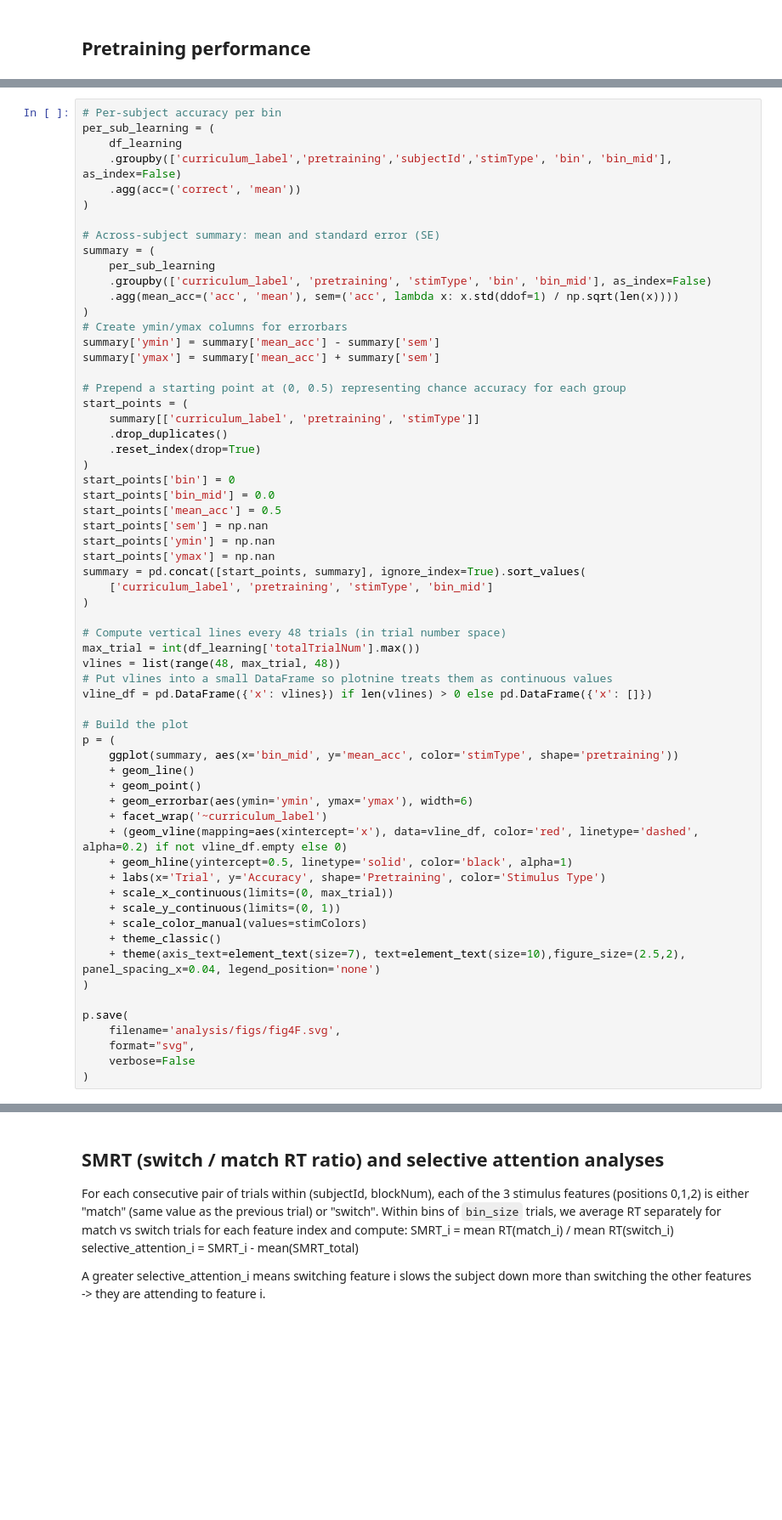
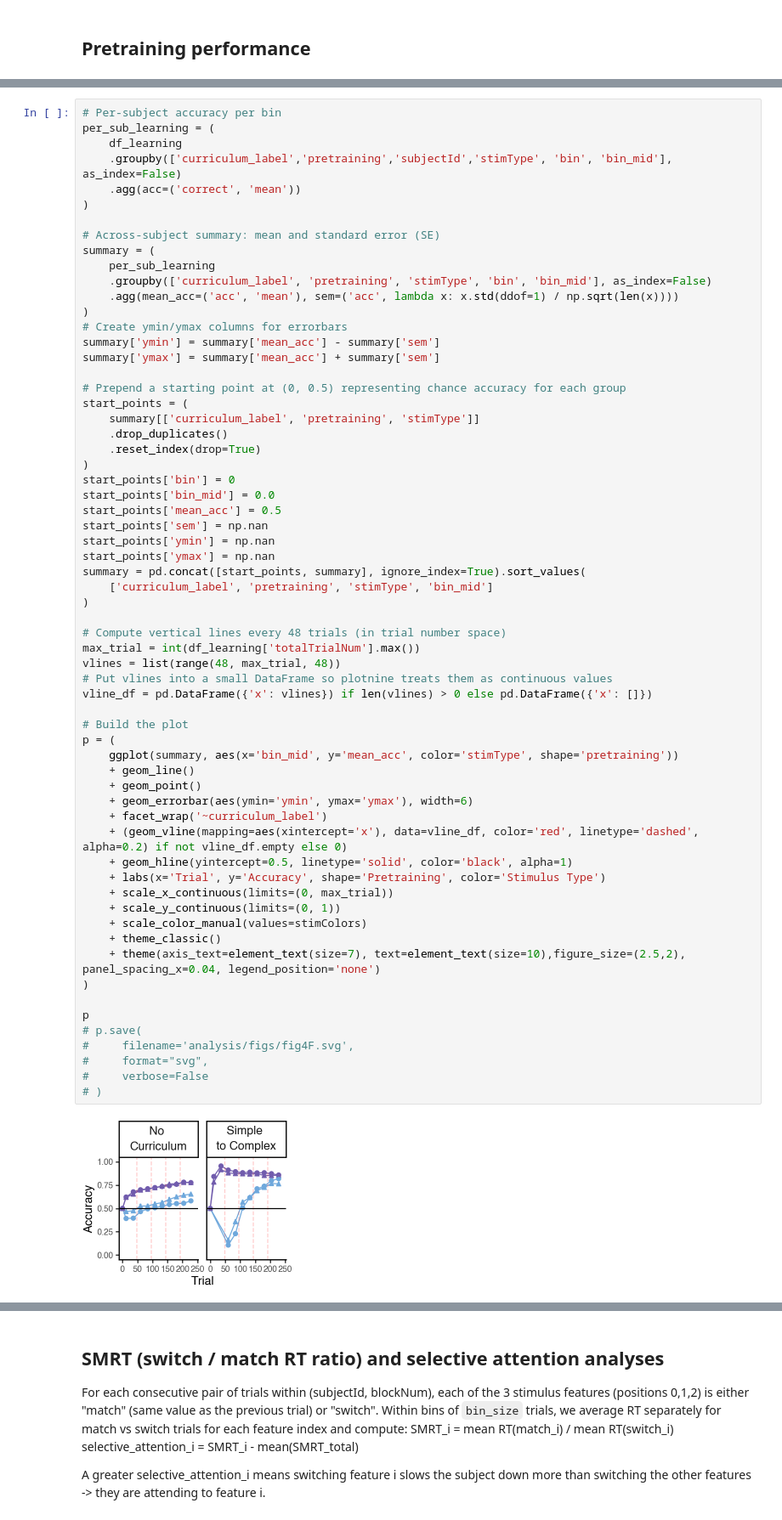
Before and after one commit to licezhang/curriculum_unlearning, a Jupyter notebook: analysis/experiment2.ipynb, the cells around one changed output, grey strips where cells are left out. Shown at 85% size. Drawn from its saved outputs; the diff is of its cells as text; blank space fills up the shorter version.

```diff
--- a/analysis/experiment2.ipynb
+++ b/analysis/experiment2.ipynb
@@ -197,38 +199,41 @@ start_points['mean_acc'] = 0.5
 start_points['sem'] = np.nan
 start_points['ymin'] = np.nan
 start_points['ymax'] = np.nan
 summary = pd.concat([start_points, summary], ignore_index=True).sort_values(
     ['curriculum_label', 'pretraining', 'stimType', 'bin_mid']
 )
 
 # Compute vertical lines every 48 trials (in trial number space)
 max_trial = int(df_learning['totalTrialNum'].max())
 vlines = list(range(48, max_trial, 48))
 # Put vlines into a small DataFrame so plotnine treats them as continuous values
 vline_df = pd.DataFrame({'x': vlines}) if len(vlines) > 0 else pd.DataFrame({'x': []})
 
 # Build the plot
 p = (
     ggplot(summary, aes(x='bin_mid', y='mean_acc', color='stimType', shape='pretraining'))
     + geom_line()
     + geom_point()
     + geom_errorbar(aes(ymin='ymin', ymax='ymax'), width=6)
     + facet_wrap('~curriculum_label')
     + (geom_vline(mapping=aes(xintercept='x'), data=vline_df, color='red', linetype='dashed', alpha=0.2) if not vline_df.empty else 0)
     + geom_hline(yintercept=0.5, linetype='solid', color='black', alpha=1)
     + labs(x='Trial', y='Accuracy', shape='Pretraining', color='Stimulus Type')
     + scale_x_continuous(limits=(0, max_trial))
     + scale_y_continuous(limits=(0, 1))
     + scale_color_manual(values=stimColors)
     + theme_classic()
     + theme(axis_text=element_text(size=7), text=element_text(size=10),figure_size=(2.5,2), panel_spacing_x=0.04, legend_position='none')
 )
 
-p.save(
-    filename='analysis/figs/fig4F.svg',
-    format="svg",
-    verbose=False
-)
+p
+# p.save(
+#     filename='analysis/figs/fig4F.svg',
+#     format="svg",
+#     verbose=False
+# )
+# %% [output]
+[figure, added]
 # %%
 # Per-subject accuracy in the test phase per curriculum and stimType
 per_sub_test = (
```
Also changed, not shown: parts of 5 cells of this notebook, 7 other files.
